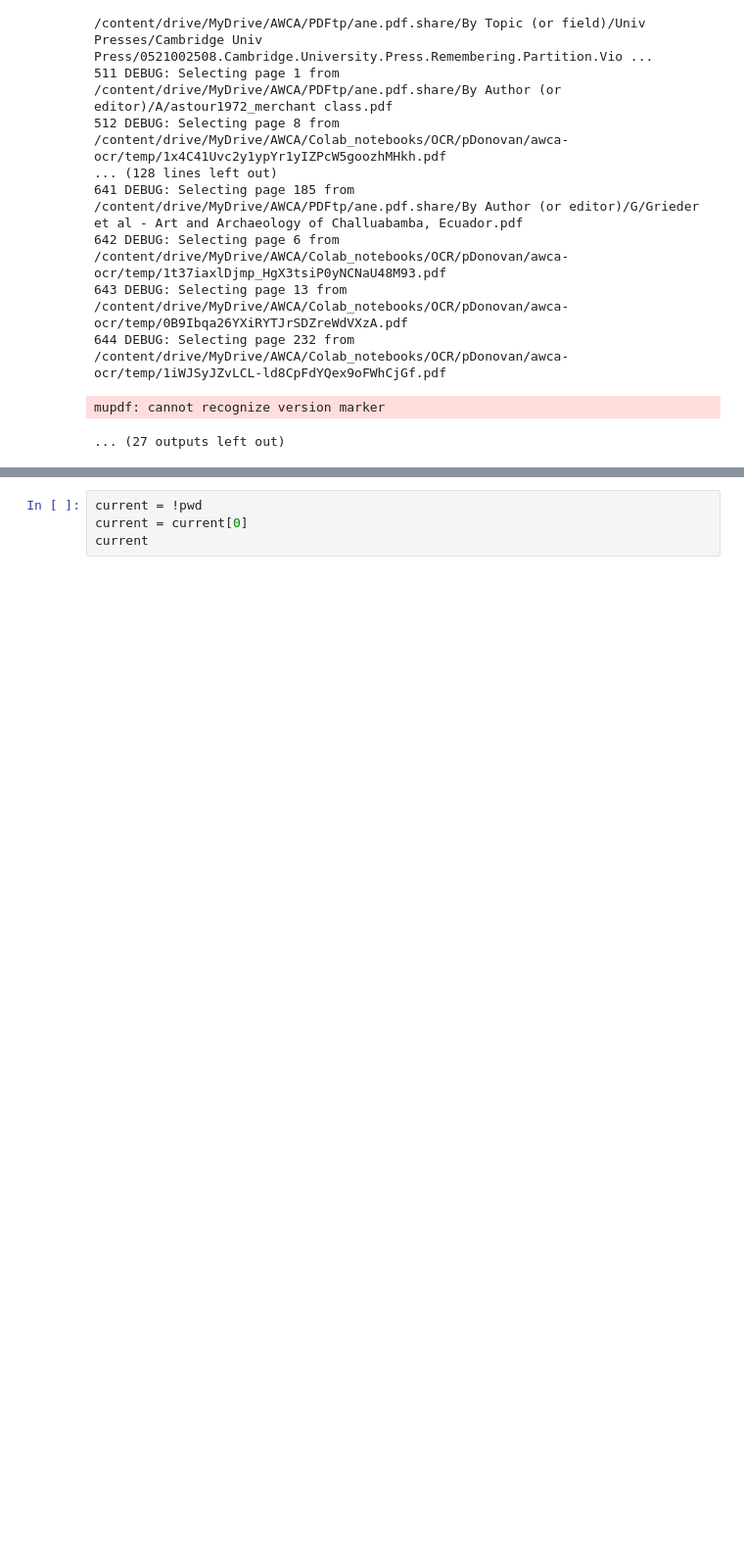
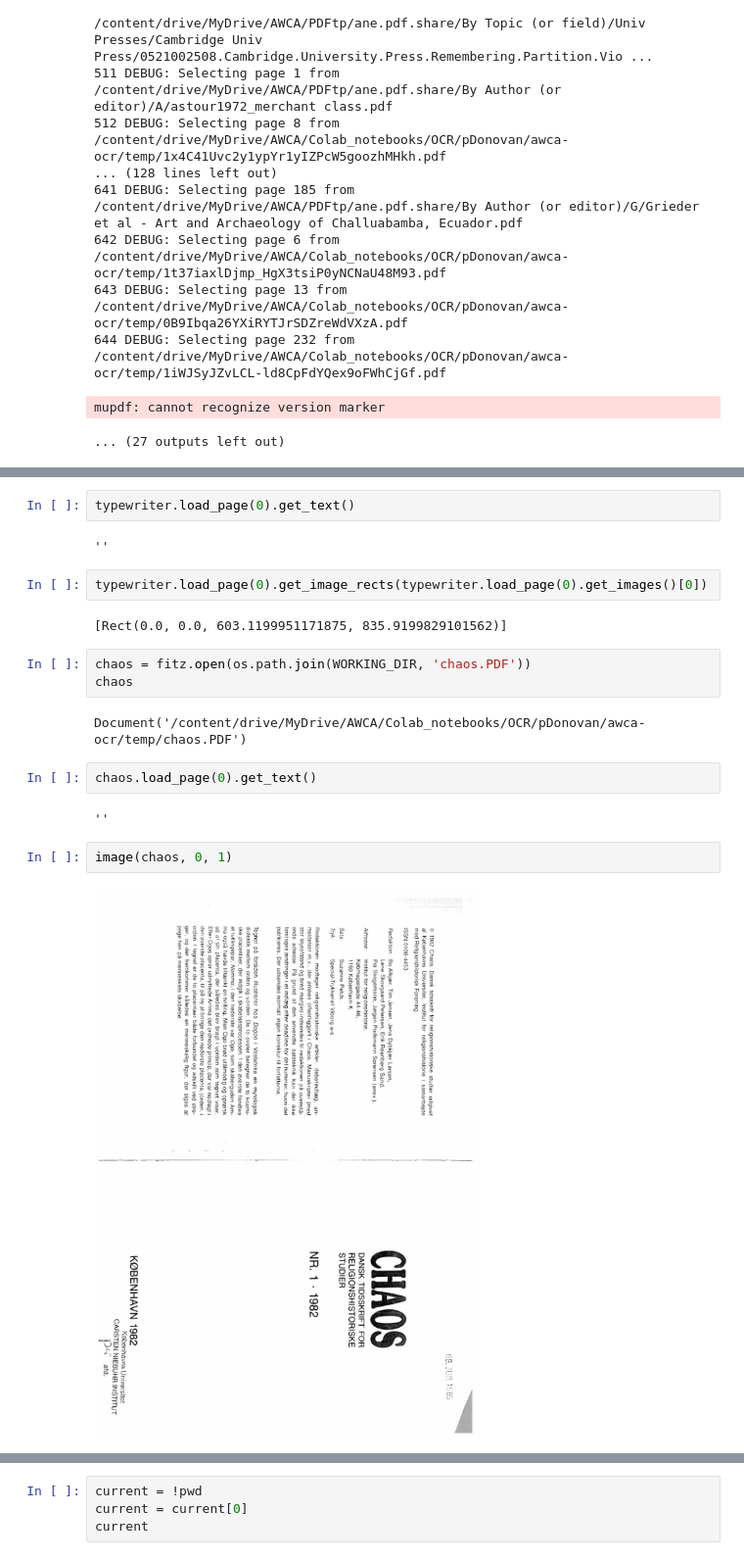
Before and after one commit to ancient-world-citation-analysis/awca-ocr, a Jupyter notebook: DatasetMake.ipynb, the cells around one changed output, grey strips where cells are left out. Shown at 98% size. Saved outputs shown, nothing was run; the diff lists cells and outputs as text; blank space fills up the shorter version.

```diff
--- a/DatasetMake.ipynb
+++ b/DatasetMake.ipynb
@@ -349,0 +449,21 @@ True
+# %%
+typewriter.load_page(0).get_text()
+# %% [output]
+''
+# %%
+typewriter.load_page(0).get_image_rects(typewriter.load_page(0).get_images()[0])
+# %% [output]
+[Rect(0.0, 0.0, 603.1199951171875, 835.9199829101562)]
+# %%
+chaos = fitz.open(os.path.join(WORKING_DIR, 'chaos.PDF'))
+chaos
+# %% [output]
+Document('/content/drive/MyDrive/AWCA/Colab_notebooks/OCR/pDonovan/awca-ocr/temp/chaos.PDF')
+# %%
+chaos.load_page(0).get_text()
+# %% [output]
+''
+# %%
+image(chaos, 0, 1)
+# %% [output]
+[figure, added]
```
Also changed, not shown: parts of 58 cells of this notebook, 2 other files.
